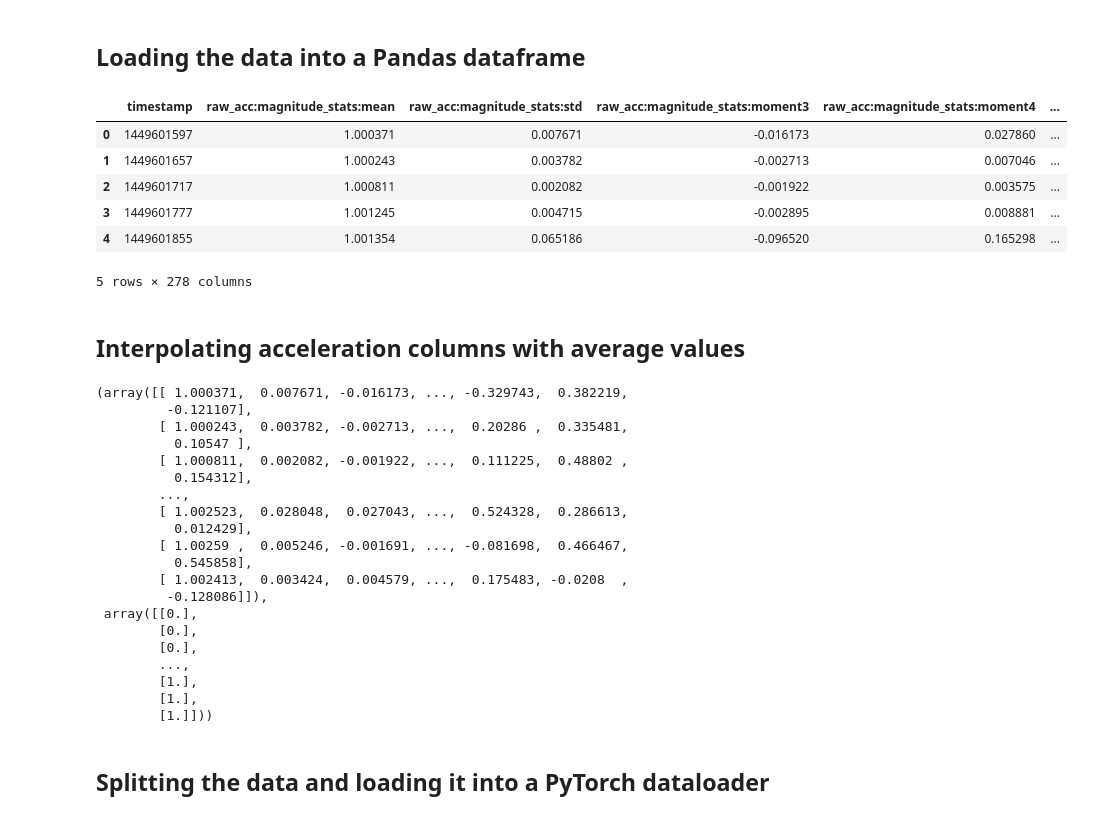
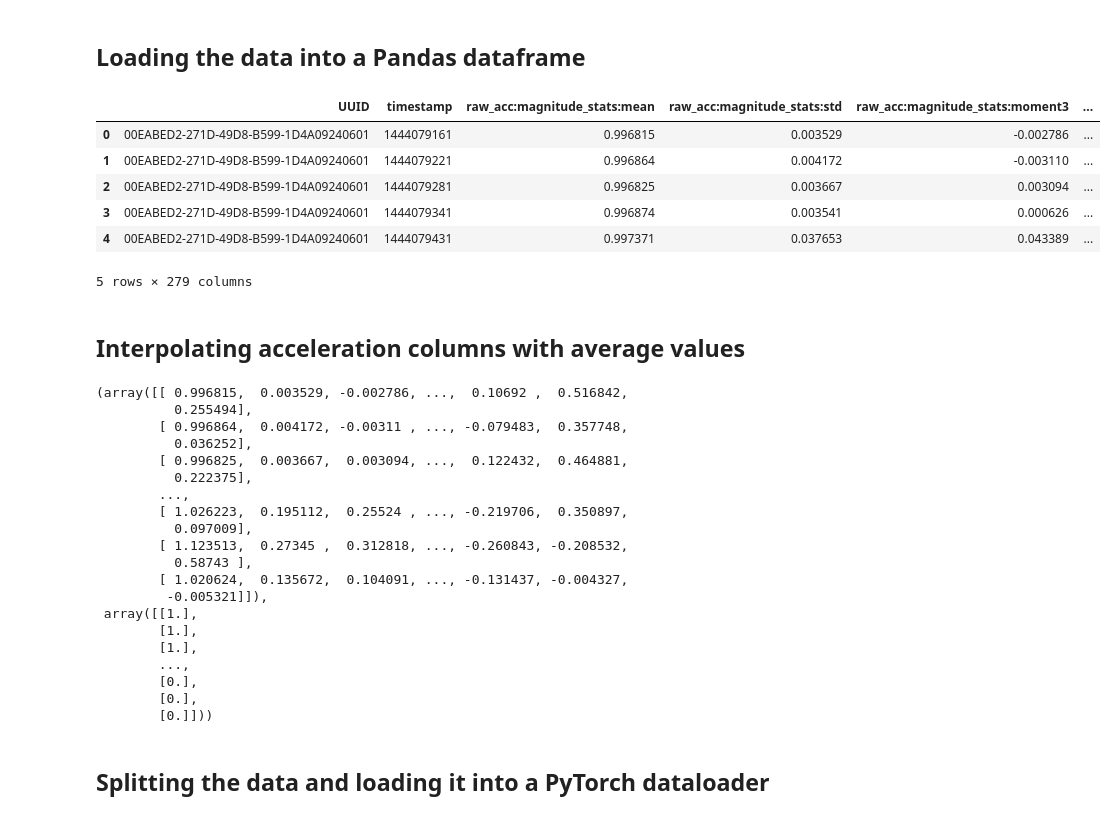
Before and after one commit to deoliveirajoshua/REU2021-human-context-recognition, a Jupyter notebook: ExtraSensory_data/models/ExtraSensory Classifier.ipynb, the cells around one changed output. Drawn from its saved outputs; the diff is of its cells as text; code cells hidden in the pictures.

Commit message:
Shallow Classifier and data cleaning

```diff
--- a/ExtraSensory_data/models/ExtraSensory Classifier.ipynb
+++ b/ExtraSensory_data/models/ExtraSensory Classifier.ipynb
@@ -18,16 +28,17 @@ from torch.utils.data import Dataset
 ## Loading the data into a Pandas dataframe
 # %%
 #Change the data file directory below appropriately
-data = pd.read_csv('data/0A986513-7828-4D53-AA1F-E02D6DF9561B.features_labels.csv')
+#data = pd.read_csv('../raw_data/FDAA70A1-42A3-4E3F-9AE3-3FDA412E03BF.features_labels.csv')
+data = pd.read_csv('../aggregated_data/aggregated_data.csv')
 data.head()
 # %% [output]
-|  | timestamp | raw_acc:magnitude_stats:mean | raw_acc:magnitude_stats:std | raw_acc:magnitude_stats:moment3 | raw_acc:magnitude_stats:moment4 | ... |
-| 0 | 1449601597 | 1.000371 | 0.007671 | -0.016173 | 0.027860 | ... |
-| 1 | 1449601657 | 1.000243 | 0.003782 | -0.002713 | 0.007046 | ... |
-| 2 | 1449601717 | 1.000811 | 0.002082 | -0.001922 | 0.003575 | ... |
-| 3 | 1449601777 | 1.001245 | 0.004715 | -0.002895 | 0.008881 | ... |
-| 4 | 1449601855 | 1.001354 | 0.065186 | -0.096520 | 0.165298 | ... |
+|  | UUID | timestamp | raw_acc:magnitude_stats:mean | raw_acc:magnitude_stats:std | raw_acc:magnitude_stats:moment3 | ... |
+| 0 | 00EABED2-271D-49D8-B599-1D4A09240601 | 1444079161 | 0.996815 | 0.003529 | -0.002786 | ... |
+| 1 | 00EABED2-271D-49D8-B599-1D4A09240601 | 1444079221 | 0.996864 | 0.004172 | -0.003110 | ... |
+| 2 | 00EABED2-271D-49D8-B599-1D4A09240601 | 1444079281 | 0.996825 | 0.003667 | 0.003094 | ... |
+| 3 | 00EABED2-271D-49D8-B599-1D4A09240601 | 1444079341 | 0.996874 | 0.003541 | 0.000626 | ... |
+| 4 | 00EABED2-271D-49D8-B599-1D4A09240601 | 1444079431 | 0.997371 | 0.037653 | 0.043389 | ... |
-5 rows × 278 columns
+5 rows × 279 columns
 # %% [markdown]
 ## Interpolating acceleration columns with average values
 # %%
@@ -48,7 +59,8 @@ def interpolation(df):
 
     return pd.concat([df_with_avg, df_with_zero], axis = 1)
 # %%
-X = data.iloc[:,1:27]
+X = data.iloc[:,2:28]
+#X = data.iloc[:,11:14]
 y = data[['label:SITTING']]
 
 X = interpolation(X).values
@@ -56,26 +68,26 @@ y = interpolation(y).values
 
 X, y
 # %% [output]
-(array([[ 1.000371,  0.007671, -0.016173, ..., -0.329743,  0.382219,
-         -0.121107],
-        [ 1.000243,  0.003782, -0.002713, ...,  0.20286 ,  0.335481,
-          0.10547 ],
-        [ 1.000811,  0.002082, -0.001922, ...,  0.111225,  0.48802 ,
-          0.154312],
+(array([[ 0.996815,  0.003529, -0.002786, ...,  0.10692 ,  0.516842,
+          0.255494],
+        [ 0.996864,  0.004172, -0.00311 , ..., -0.079483,  0.357748,
+          0.036252],
+        [ 0.996825,  0.003667,  0.003094, ...,  0.122432,  0.464881,
+          0.222375],
         ...,
-        [ 1.002523,  0.028048,  0.027043, ...,  0.524328,  0.286613,
-          0.012429],
-        [ 1.00259 ,  0.005246, -0.001691, ..., -0.081698,  0.466467,
-          0.545858],
-        [ 1.002413,  0.003424,  0.004579, ...,  0.175483, -0.0208  ,
-         -0.128086]]),
- array([[0.],
+        [ 1.026223,  0.195112,  0.25524 , ..., -0.219706,  0.350897,
+          0.097009],
+        [ 1.123513,  0.27345 ,  0.312818, ..., -0.260843, -0.208532,
+          0.58743 ],
+        [ 1.020624,  0.135672,  0.104091, ..., -0.131437, -0.004327,
+         -0.005321]]),
+ array([[1.],
+        [1.],
+        [1.],
+        ...,
         [0.],
         [0.],
-        ...,
-        [1.],
-        [1.],
-        [1.]]))
+        [0.]]))
 # %% [markdown]
 ## Splitting the data and loading it into a PyTorch dataloader
 # %%
```
Also changed, not shown: parts of 10 cells of this notebook, 19 other files.
